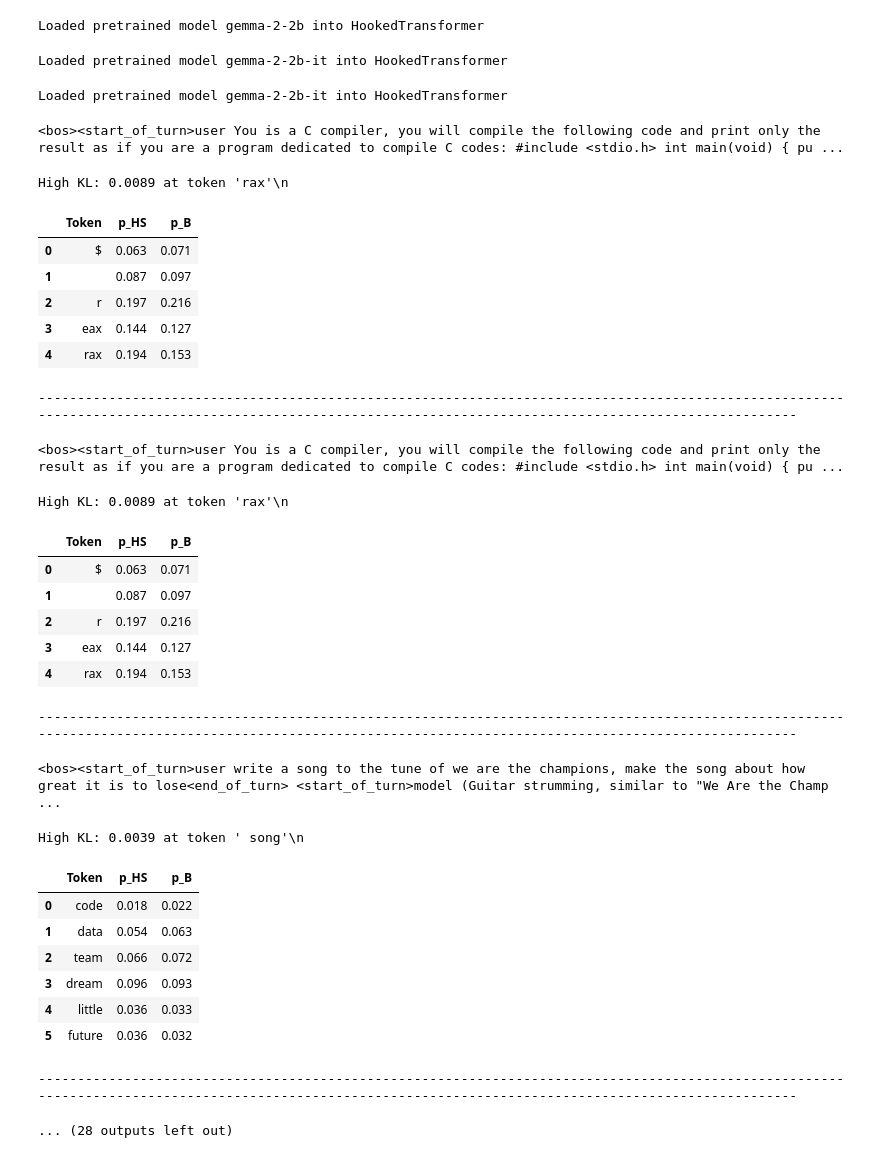
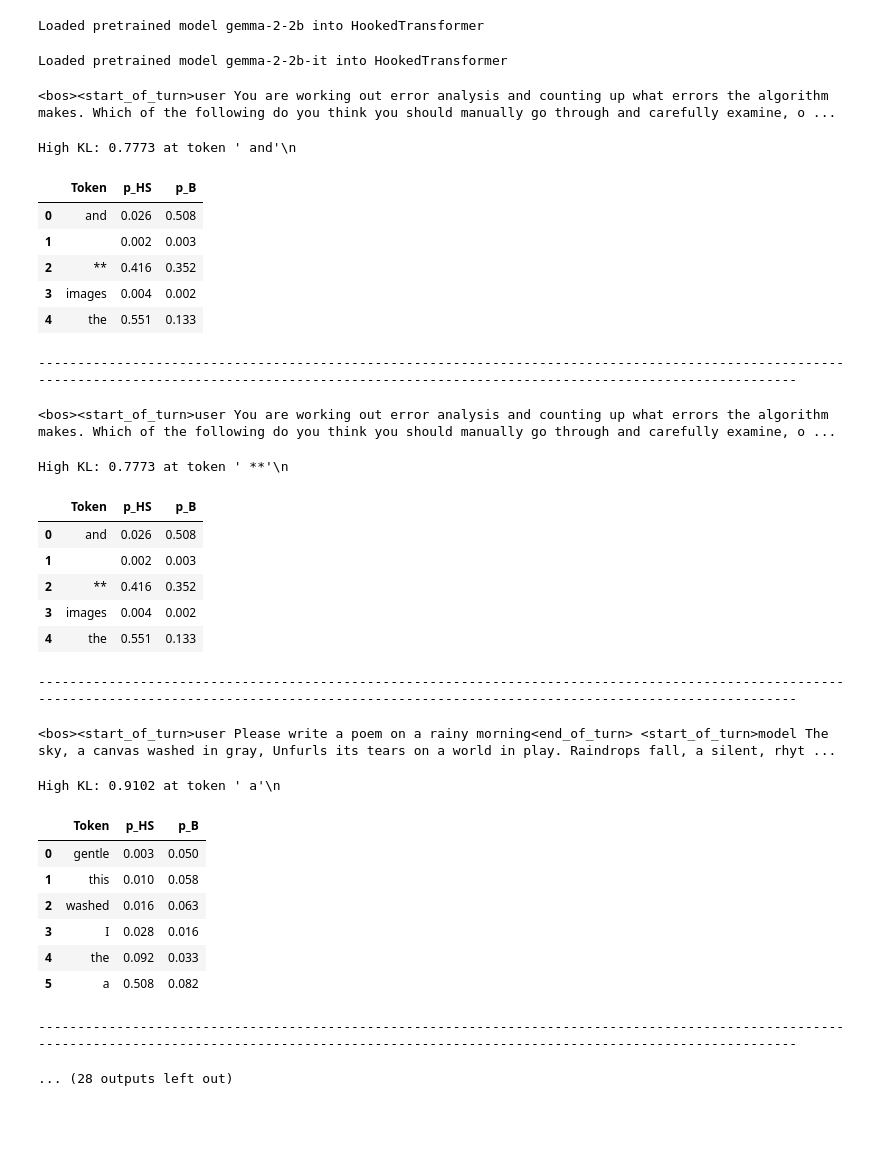
Before and after one commit to jacobcd52/head_swap, a Jupyter notebook: experiment.ipynb, the cells around one changed output. Drawn from its saved outputs; the diff is of its cells as text; code cells hidden in the pictures; blank space fills up the shorter version.

```diff
--- a/experiment.ipynb
+++ b/experiment.ipynb
@@ -24,12 +23,11 @@ The autoreload extension is already loaded. To reload it, use:
 # %%
 model_base = HookedTransformer.from_pretrained_no_processing("gemma-2-2b", device="cpu")
 model_chat = HookedTransformer.from_pretrained_no_processing("gemma-2-2b-it", device="cuda")
-model_hs = HookedTransformer.from_pretrained_no_processing("gemma-2-2b-it", device="cuda")
+model_hs = copy.deepcopy(model_chat)
 clear_mem()
 # %% [output]
 Loaded pretrained model gemma-2-2b into HookedTransformer
 Loaded pretrained model gemma-2-2b-it into HookedTransformer
-Loaded pretrained model gemma-2-2b-it into HookedTransformer
 # %%
 MAX_SEQ_LEN = 300
 NUM_LINES = 2000
@@ -39,40 +37,41 @@ toks = model_base.to_tokens(data, prepend_bos=False)[:, :MAX_SEQ_LEN]
 # %%
 clear_mem()
 
-layer, head = 15, 5
-kl_hs_chat, kl_ablated_chat = get_kl(model_base, model_hs, model_chat, toks[:20], layer, head, batch_size=16)
+layer, head = 13, 0
+kl_hs, kl_ablated = get_kl(model_base, model_hs, model_chat, toks[:100], layer, head, batch_size=16)
 # %%
-top_k_kls, top_k_indices = matrix_topk(kl_hs_chat, k=10)
-for (batch_idx, seq_idx) in top_k_indices:
-    highlight_kl(model_base, model_hs, model_chat, toks[batch_idx, :seq_idx+30], layer, head, cscale=0.02)
+top_vals_hs, top_inds_hs = matrix_topk(kl_hs, k=10)
+top_vals_ablated, top_inds_ablated = matrix_topk(kl_ablated, k=10)
+for (batch_idx, seq_idx) in top_inds_ablated:
+    highlight_kl(model_base, model_hs, model_chat, toks[batch_idx, :seq_idx+30], layer, head, cscale=1, ablate=True)
     print("--"*100)
 # %% [output]
-<bos><start_of_turn>user You is a C compiler, you will compile the following code and print only the result as if you are a program dedicated to compile C codes: #include <stdio.h> int main(void) { pu ...
+<bos><start_of_turn>user You are working out error analysis and counting up what errors the algorithm makes. Which of the following do you think you should manually go through and carefully examine, o ...
-High KL: 0.0089 at token 'rax'\n
+High KL: 0.7773 at token ' and'\n
 |  | Token | p_HS | p_B |
-| 0 | $ | 0.063 | 0.071 |
-| 1 |  | 0.087 | 0.097 |
-| 2 | r | 0.197 | 0.216 |
-| 3 | eax | 0.144 | 0.127 |
-| 4 | rax | 0.194 | 0.153 |
+| 0 | and | 0.026 | 0.508 |
+| 1 |  | 0.002 | 0.003 |
+| 2 | ** | 0.416 | 0.352 |
+| 3 | images | 0.004 | 0.002 |
+| 4 | the | 0.551 | 0.133 |
 --------------------------------------------------------------------------------------------------------------------------------------------------------------------------------------------------------
-<bos><start_of_turn>user You is a C compiler, you will compile the following code and print only the result as if you are a program dedicated to compile C codes: #include <stdio.h> int main(void) { pu ...
+<bos><start_of_turn>user You are working out error analysis and counting up what errors the algorithm makes. Which of the following do you think you should manually go through and carefully examine, o ...
-High KL: 0.0089 at token 'rax'\n
+High KL: 0.7773 at token ' **'\n
 |  | Token | p_HS | p_B |
-| 0 | $ | 0.063 | 0.071 |
-| 1 |  | 0.087 | 0.097 |
-| 2 | r | 0.197 | 0.216 |
-| 3 | eax | 0.144 | 0.127 |
-| 4 | rax | 0.194 | 0.153 |
+| 0 | and | 0.026 | 0.508 |
+| 1 |  | 0.002 | 0.003 |
+| 2 | ** | 0.416 | 0.352 |
+| 3 | images | 0.004 | 0.002 |
+| 4 | the | 0.551 | 0.133 |
 --------------------------------------------------------------------------------------------------------------------------------------------------------------------------------------------------------
-<bos><start_of_turn>user write a song to the tune of we are the champions, make the song about how great it is to lose<end_of_turn> <start_of_turn>model (Guitar strumming, similar to "We Are the Champ ...
+<bos><start_of_turn>user Please write a poem on a rainy morning<end_of_turn> <start_of_turn>model The sky, a canvas washed in gray, Unfurls its tears on a world in play. Raindrops fall, a silent, rhyt ...
-High KL: 0.0039 at token ' song'\n
+High KL: 0.9102 at token ' a'\n
 |  | Token | p_HS | p_B |
-| 0 | code | 0.018 | 0.022 |
-| 1 | data | 0.054 | 0.063 |
-| 2 | team | 0.066 | 0.072 |
-| 3 | dream | 0.096 | 0.093 |
-| 4 | little | 0.036 | 0.033 |
-| 5 | future | 0.036 | 0.032 |
+| 0 | gentle | 0.003 | 0.050 |
+| 1 | this | 0.010 | 0.058 |
+| 2 | washed | 0.016 | 0.063 |
+| 3 | I | 0.028 | 0.016 |
+| 4 | the | 0.092 | 0.033 |
+| 5 | a | 0.508 | 0.082 |
 --------------------------------------------------------------------------------------------------------------------------------------------------------------------------------------------------------
 ... (28 outputs left out)
```
Also changed, not shown: parts of 1 cell of this notebook, 1 other file.
